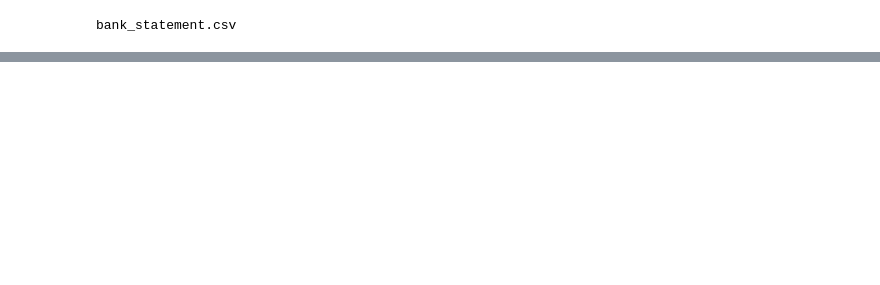
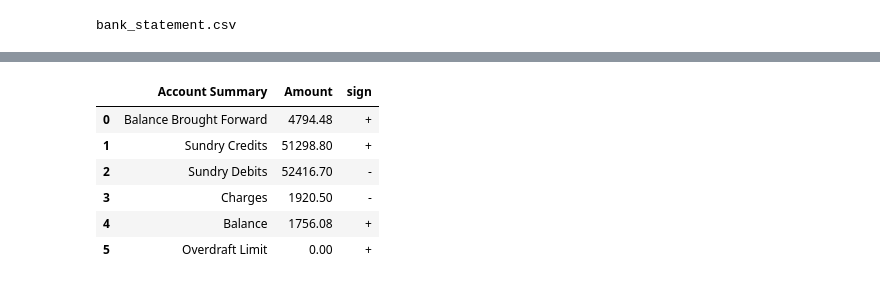
Before and after one commit to TamalaM/OCR_BankStatement-, a Jupyter notebook: json_csv_new.ipynb, the cells around one changed output, grey strips where cells are left out. Cells and saved outputs as stored; diff of their text form; code cells hidden in the pictures; blank space fills up the shorter version.

```diff
--- a/json_csv_new.ipynb
+++ b/json_csv_new.ipynb
@@ -158,0 +293,4 @@ bank_df=pd.read_csv("bank_statement.csv")
+# %%
+Sign= lambda X:'-' if X.strip().endswith('-') else "+"
+# %%
+summary_df["sign"]=summary_df["Amount"].apply(Sign)
@@ -159,3 +299,15 @@ bank_df=pd.read_csv("bank_statement.csv")
+# %%
+summary_df["Amount"]=summary_df["Amount"].apply(lambda X:float(X.replace(" ","").replace("-","")))
+# %%
+summary_df
+# %% [output]
+|  | Account Summary | Amount | sign |
+| 0 | Balance Brought Forward | 4794.48 | + |
+| 1 | Sundry Credits | 51298.80 | + |
+| 2 | Sundry Debits | 52416.70 | - |
+| 3 | Charges | 1920.50 | - |
+| 4 | Balance | 1756.08 | + |
+| 5 | Overdraft Limit | 0.00 | + |
 # %%
 bank_df.head()
 # %% [output]
```
Also changed, not shown: parts of 33 cells of this notebook.
